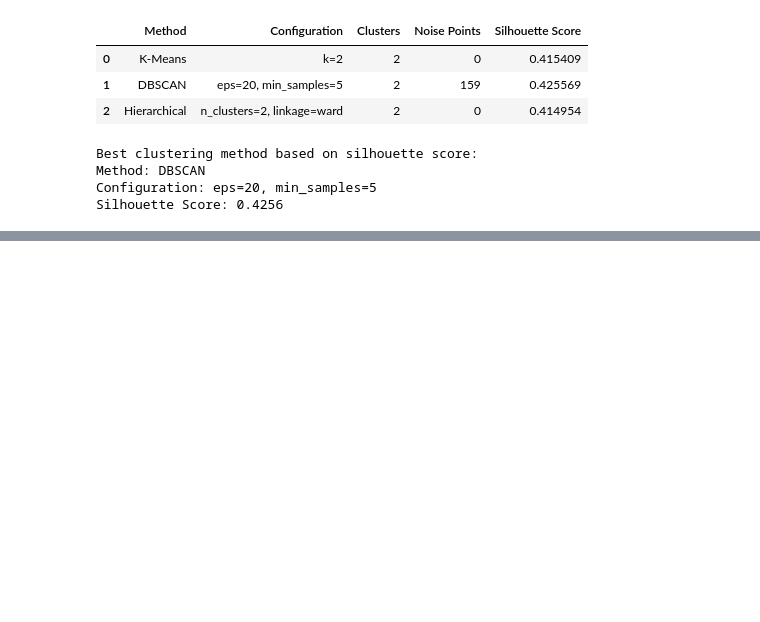
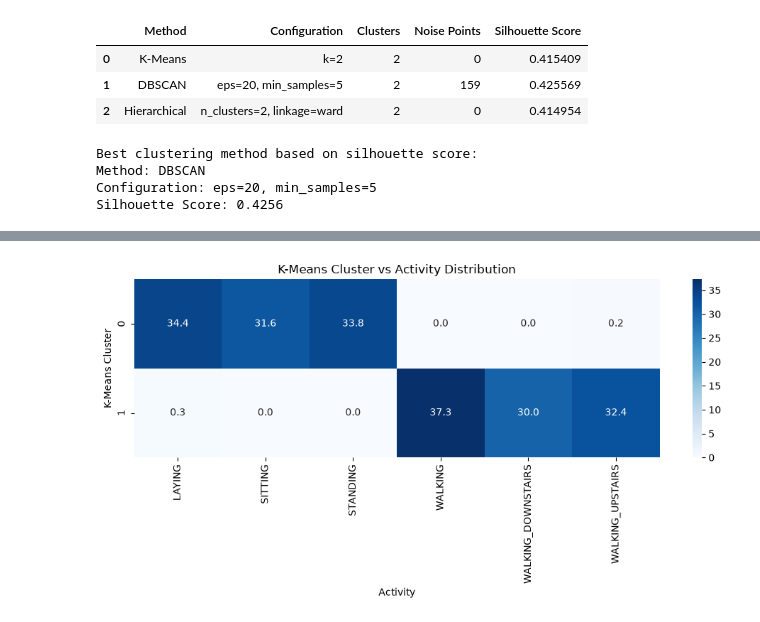
Before and after one commit to Debankumardas/Dimensionality-Reduction-Clustering, a Jupyter notebook: notebooks/dimensionality_reduction_clustering.ipynb, the cells around one changed output, grey strips where cells are left out. Saved outputs shown, nothing was run; the diff lists cells and outputs as text; code cells hidden in the pictures; blank space fills up the shorter version.

Commit message:
Add K-Means clustering evaluation

```diff
--- a/notebooks/dimensionality_reduction_clustering.ipynb
+++ b/notebooks/dimensionality_reduction_clustering.ipynb
@@ -831,0 +979,27 @@ Silhouette Score: 0.4256
+# %%
+import seaborn as sns
+import matplotlib.pyplot as plt
+
+kmeans_activity_table = pd.crosstab(
+    cluster_analysis["KMeans"],
+    cluster_analysis["activity"],
+    normalize="index"
+) * 100
+
+plt.figure(figsize=(10, 5))
+
+sns.heatmap(
+    kmeans_activity_table,
+    annot=True,
+    fmt=".1f",
+    cmap="Blues"
+)
+
+plt.title("K-Means Cluster vs Activity Distribution")
+plt.xlabel("Activity")
+plt.ylabel("K-Means Cluster")
+
+plt.tight_layout()
+plt.show()
+# %% [output]
+[figure, added]
```
Also changed, not shown: parts of 3 cells of this notebook.
